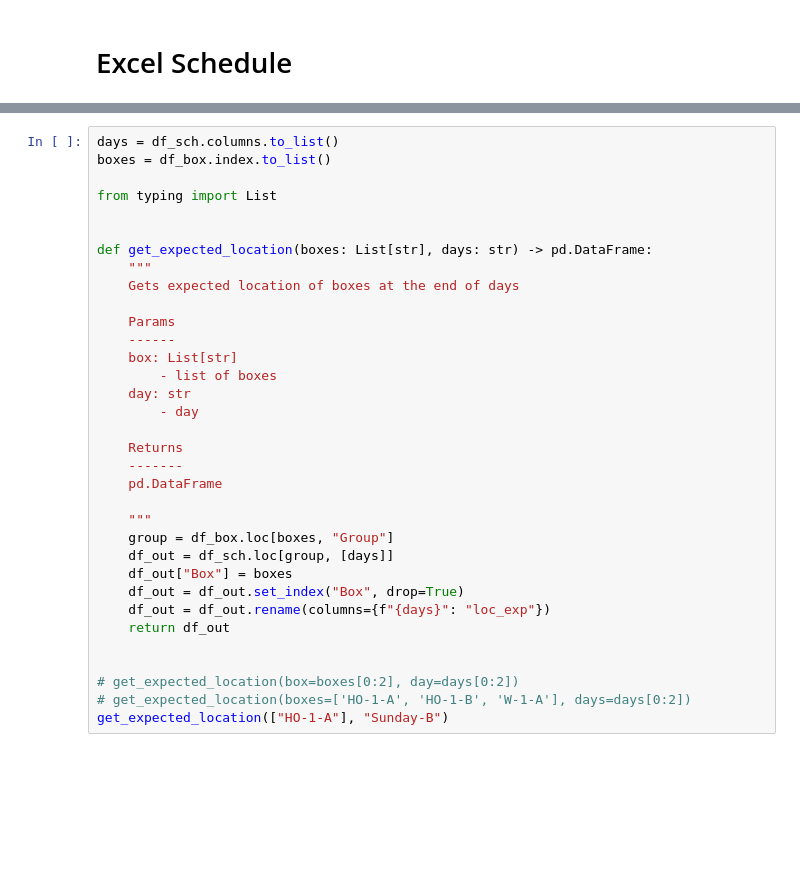
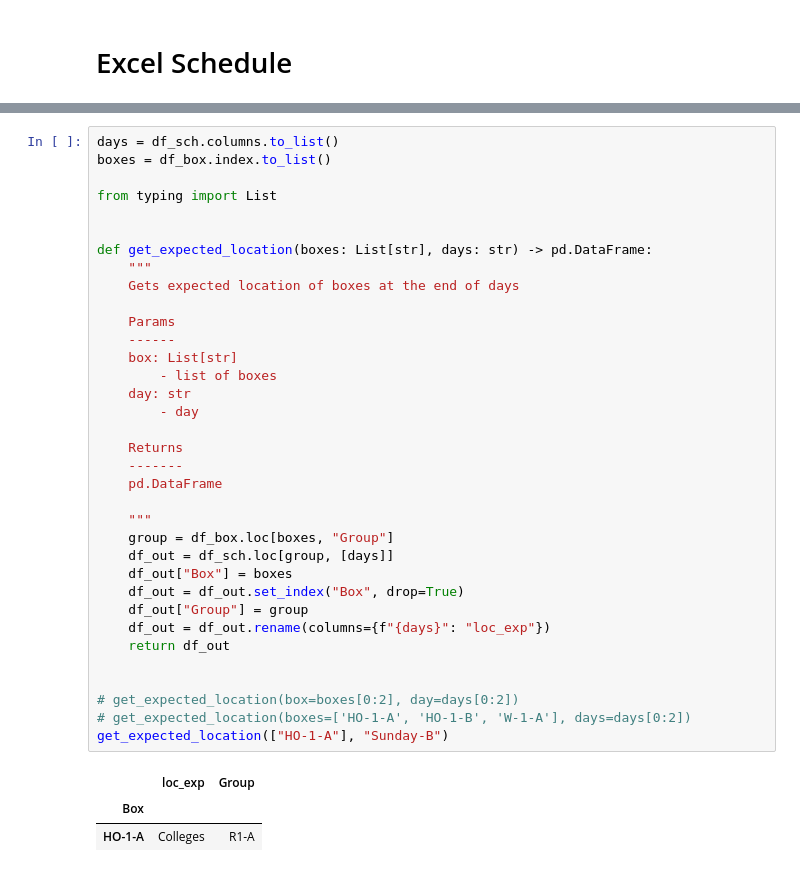
Before and after one commit to oliverlambson/location_monitoring, a Jupyter notebook: 01_exploration.ipynb, the cells around one changed output, grey strips where cells are left out. Drawn from its saved outputs; the diff is of its cells as text; blank space fills up the shorter version.

```diff
--- a/01_exploration.ipynb
+++ b/01_exploration.ipynb
@@ -293,33 +465,38 @@ boxes = df_box.index.to_list()
 from typing import List
 
 
 def get_expected_location(boxes: List[str], days: str) -> pd.DataFrame:
     """
     Gets expected location of boxes at the end of days
 
     Params
     ------
     box: List[str]
         - list of boxes
     day: str
         - day
 
     Returns
     -------
     pd.DataFrame
 
     """
     group = df_box.loc[boxes, "Group"]
     df_out = df_sch.loc[group, [days]]
     df_out["Box"] = boxes
     df_out = df_out.set_index("Box", drop=True)
+    df_out["Group"] = group
     df_out = df_out.rename(columns={f"{days}": "loc_exp"})
     return df_out
 
 
 # get_expected_location(box=boxes[0:2], day=days[0:2])
 # get_expected_location(boxes=['HO-1-A', 'HO-1-B', 'W-1-A'], days=days[0:2])
 get_expected_location(["HO-1-A"], "Sunday-B")
+# %% [output]
+|  | loc_exp | Group |
+| Box |  |  |
+| HO-1-A | Colleges | R1-A |
 # %%
 # boxes = ['HO-1-B']
 day = "Sunday-B"
```
Also changed, not shown: parts of 14 cells of this notebook, 6 other files.
